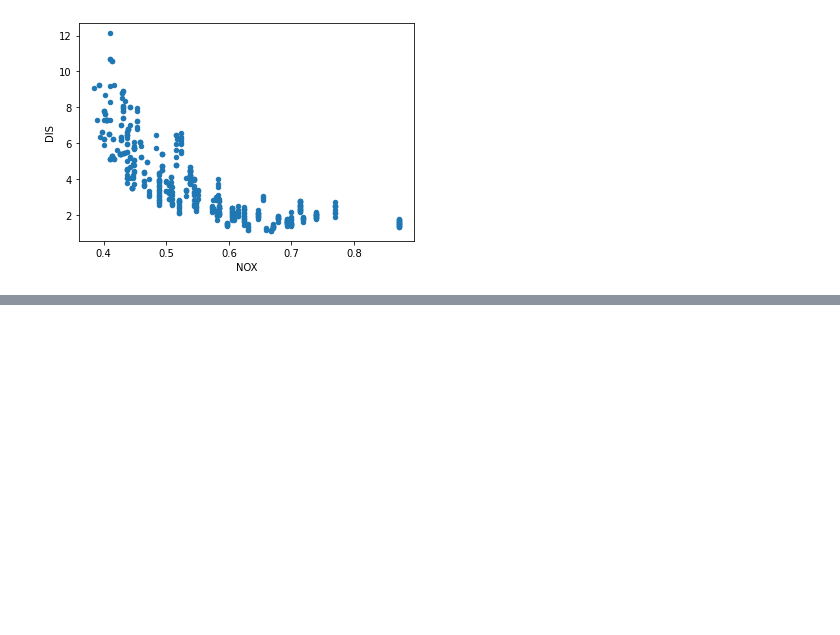
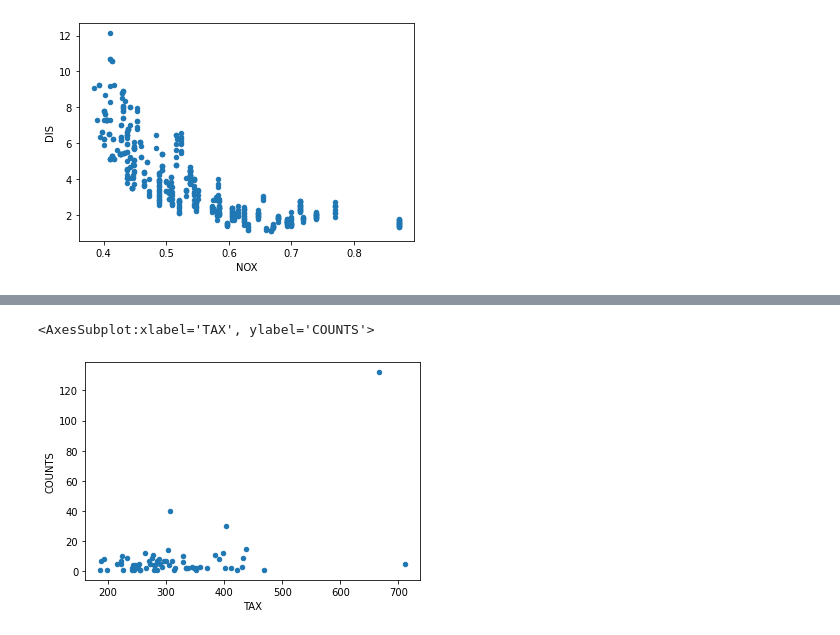
Before and after one commit to w24351789/ML100Days, a Jupyter notebook: homework/Day_012_HW/Day_012_HW.ipynb, the cells around one changed output, grey strips where cells are left out. Cells and saved outputs as stored; diff of their text form; code cells hidden in the pictures; blank space fills up the shorter version.

```diff
--- a/homework/Day_012_HW/Day_012_HW.ipynb
+++ b/homework/Day_012_HW/Day_012_HW.ipynb
@@ -54,0 +78,9 @@ boston.plot.scatter(x='NOX', y='DIS')
+# %%
+boston
+df = pd.DataFrame(boston.groupby(['TAX']).size(), columns=['COUNTS'])
+# %%
+tax_df = df.reset_index()
+tax_df.plot.scatter(x='TAX', y='COUNTS')
+# %% [output]
+<AxesSubplot:xlabel='TAX', ylabel='COUNTS'>
+[figure, added]
```
Also changed, not shown: parts of 3 cells of this notebook, 2 other files.
